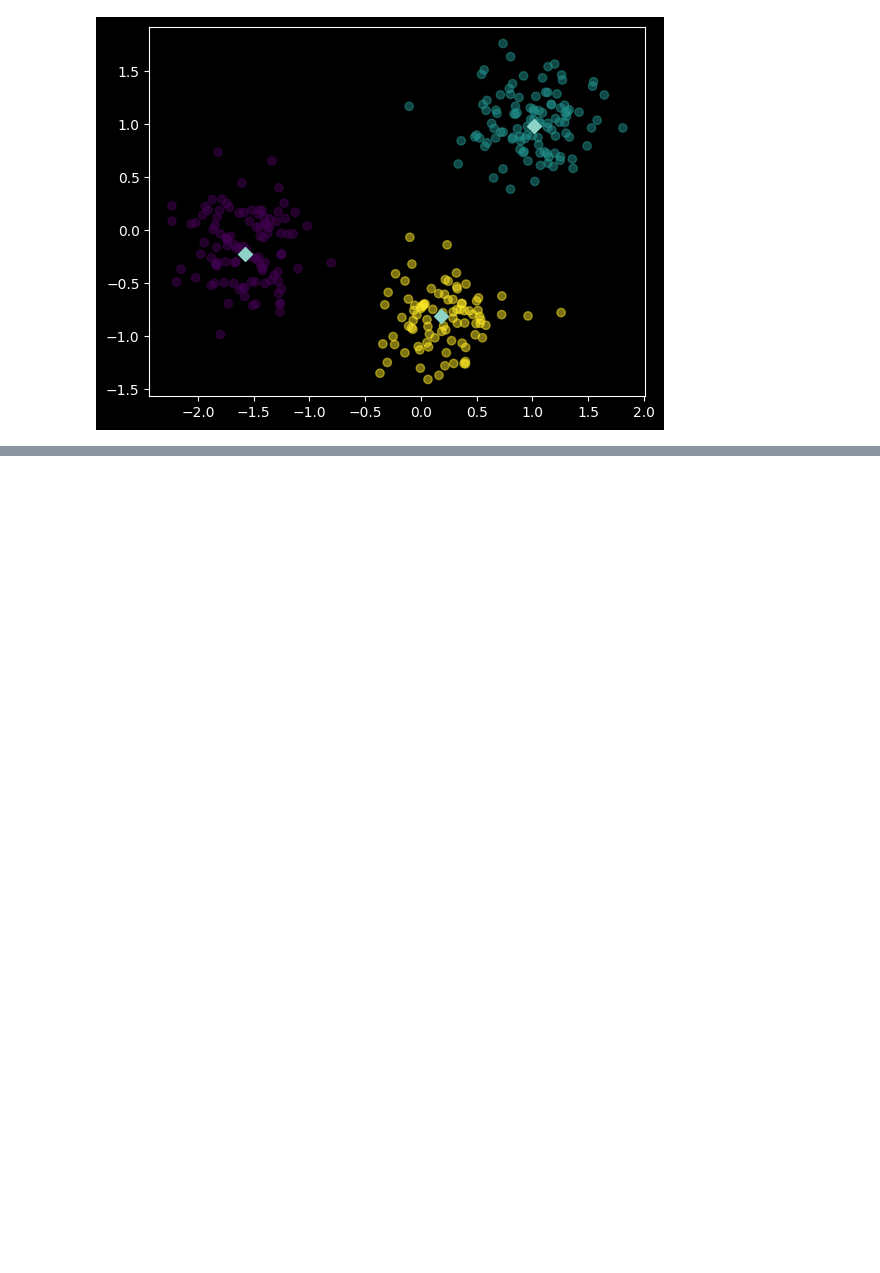
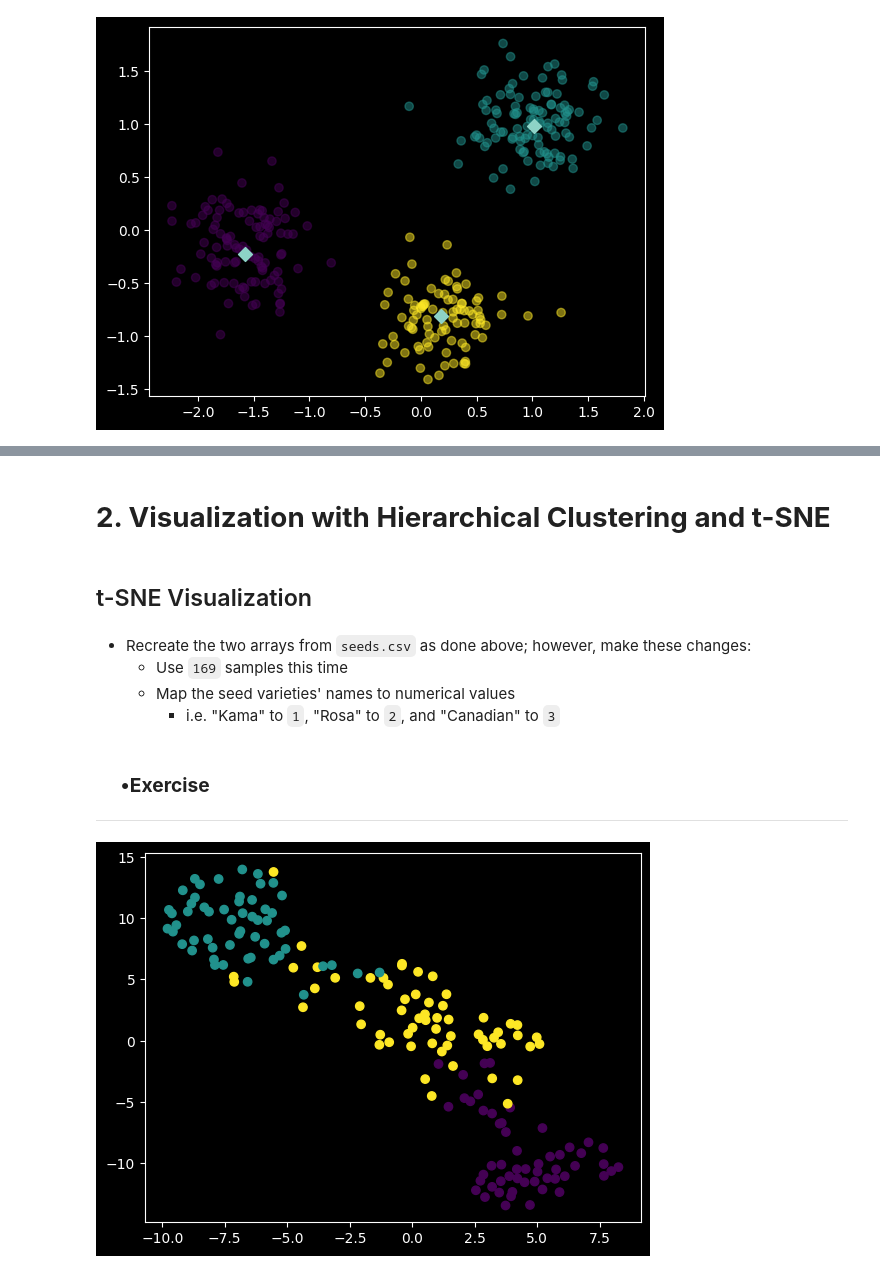
Before and after one commit to wanderduck/Python_DataScience_Examples, a Jupyter notebook: notebooks/scikit-learn_unsupervisedLearning.ipynb, the cells around one changed output, grey strips where cells are left out. Cells and saved outputs as stored; diff of their text form; code cells hidden in the pictures; blank space fills up the shorter version.

```diff
--- a/notebooks/scikit-learn_unsupervisedLearning.ipynb
+++ b/notebooks/scikit-learn_unsupervisedLearning.ipynb
@@ -693,0 +810,43 @@ plt.show()
+# %% [markdown]
+# **2. Visualization with Hierarchical Clustering and t-SNE**
+# %% [markdown]
+## t-SNE Visualization
+# %% [markdown]
+- Recreate the two arrays from `seeds.csv` as done above; however, make  these changes:
+    - Use `169` samples this time
+    - Map the seed varieties' names to numerical values
+        - i.e. "Kama" to `1`, "Rosa" to `2`, and "Canadian" to `3`
+# %%
+seeds_df = pd.read_csv('~/000_Duckspace/Learning/DataScience/Python_DataScience_Examples/data/scikit-learn_unsupervised_learning/Grains/seeds.csv')
+seeds_samples = seeds_df.sample(n=169)
+varieties = seeds_samples[' variety'].str.strip()
+varieties_array = varieties.values
+vcodes = varieties.map({'Kama': 1,'Rosa':2, 'Canadian': 3})
+vcodes_array = vcodes.values
+seeds_attributes = seeds_samples[['area', ' perimeter', ' compactness', ' length', ' width', ' asymmetry_coefficient', ' groove_length']]
+seeds_array = seeds_attributes.values
+# %% [markdown]
+### &nbsp;&nbsp;&nbsp;&nbsp; •**Exercise**
+
+---
+# %%
+# scikit-learn imports used here
+from sklearn.manifold import  TSNE
+
+# create model: model_TSNE
+model_TSNE = TSNE(learning_rate=333)
+
+# fit_transform seeds_array: tsne_features
+tsne_features = model_TSNE.fit_transform(seeds_array)
+
+# select 0th feature: xs
+xs = tsne_features[:, 0]
+# select 1st feature: ys
+ys = tsne_features[:, 1]
+
+
+# plot scatter plot of xs and ys, coloring with varieties_array
+plt.scatter(x=xs, y=ys, c=vcodes_array)
+plt.show()
+# %% [output]
+[figure, added]
```
Also changed, not shown: parts of 22 cells of this notebook.
